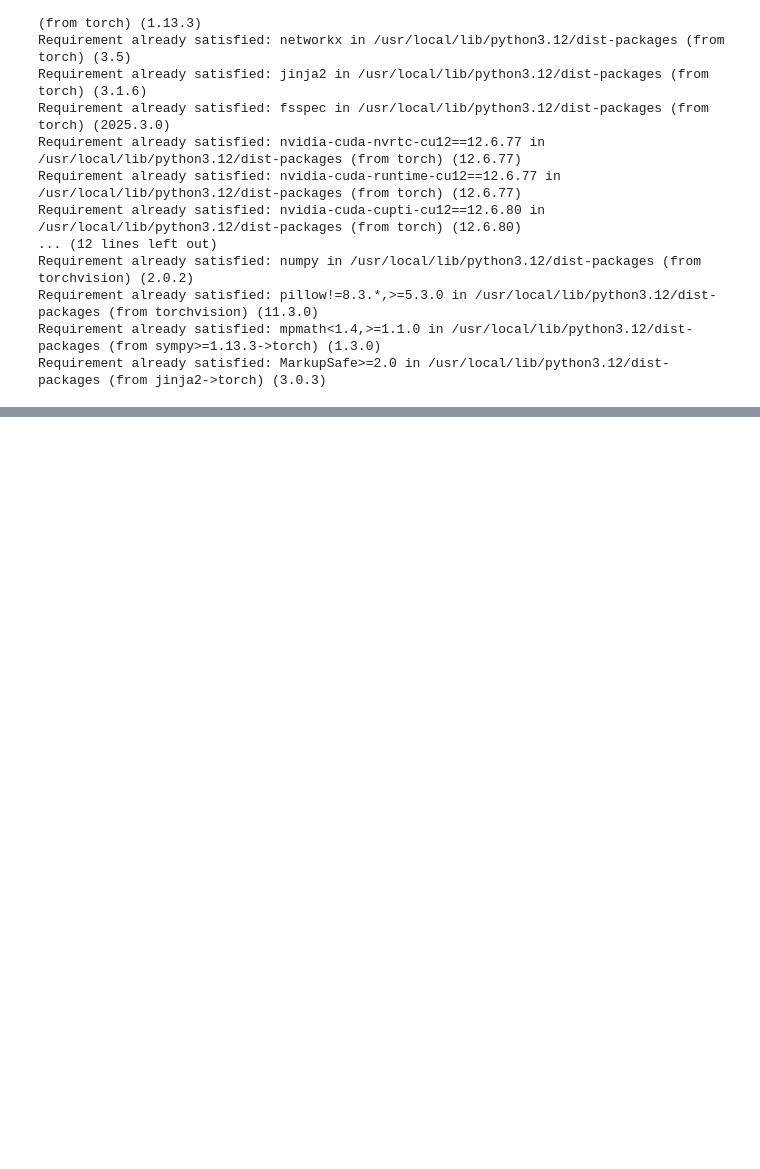
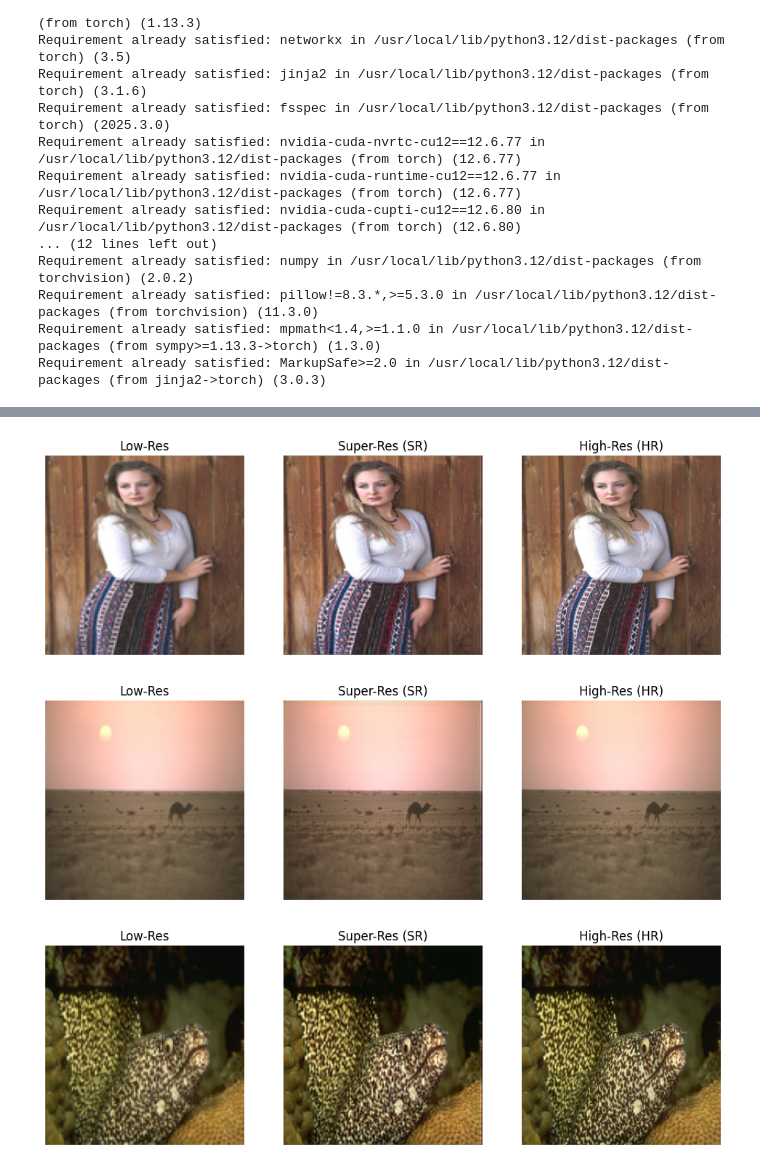
Before and after one commit to Shahanas2003/gen_ai, a Jupyter notebook: High_Resolution_Image_Enhancement.ipynb, the cells around one changed output, grey strips where cells are left out. Cells and saved outputs as stored; diff of their text form; code cells hidden in the pictures; blank space fills up the shorter version.

```diff
--- a/High_Resolution_Image_Enhancement.ipynb
+++ b/High_Resolution_Image_Enhancement.ipynb
@@ -301,0 +282,42 @@ Average PSNR: 28.40
+# %%
+def visualize_sr_hr(generator, dataloader, device, num_images=3):
+    generator.eval()
+    lr, hr = next(iter(dataloader))
+    lr, hr = lr.to(device), hr.to(device)
+    sr = generator(lr)
+    for i in range(num_images):
+        fig, axes = plt.subplots(1,3, figsize=(12,4))
+        imgs = [lr[i].cpu().detach(), sr[i].cpu().detach(), hr[i].cpu().detach()]
+        titles = ['Low-Res', 'Super-Res (SR)', 'High-Res (HR)']
+        for ax, img, title in zip(axes, imgs, titles):
+            img = img.permute(1,2,0).numpy().clip(0,1)
+            ax.imshow(img)
+            ax.set_title(title)
+            ax.axis('off')
+        plt.show()
+# %%
+# -------- Main --------
+device = torch.device("cuda" if torch.cuda.is_available() else "cpu")
+generator = Generator(upsample_blocks=1)
+discriminator = Discriminator()
+
+optimizer_G = optim.Adam(generator.parameters(), lr=0.0002)
+optimizer_D = optim.Adam(discriminator.parameters(), lr=0.0002)
+
+scheduler_G = optim.lr_scheduler.StepLR(optimizer_G, step_size=10, gamma=0.5)
+scheduler_D = optim.lr_scheduler.StepLR(optimizer_D, step_size=10, gamma=0.5)
+
+from torchvision.models import VGG19_Weights
+vgg = models.vgg19(weights=VGG19_Weights.DEFAULT).to(device)
+criterion_content = ContentLoss()
+criterion_perceptual = PerceptualLoss(vgg)
+
+train(generator, discriminator, dataloader, num_epochs=20,
+      optimizer_G=optimizer_G, optimizer_D=optimizer_D,
+      scheduler_G=scheduler_G, scheduler_D=scheduler_D,
+      criterion_content=criterion_content, criterion_perceptual=criterion_perceptual,
+      device=device)
+
+evaluate_metrics(generator, dataloader, device)
+visualize_sr_hr(generator, dataloader, device)
+# %% [output]
@@ -301,0 +341,3 @@ Average PSNR: 28.40
+[figure, added]
+[figure, added]
+[figure, added]
```
Also changed, not shown: parts of 17 cells of this notebook.
